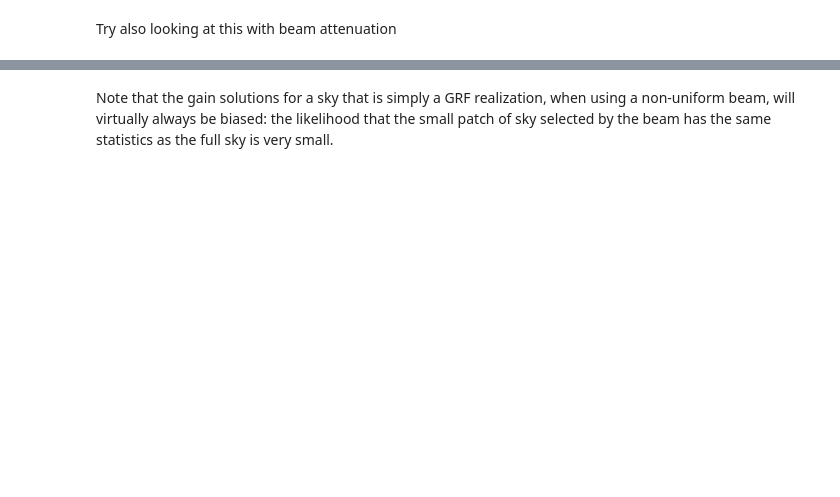
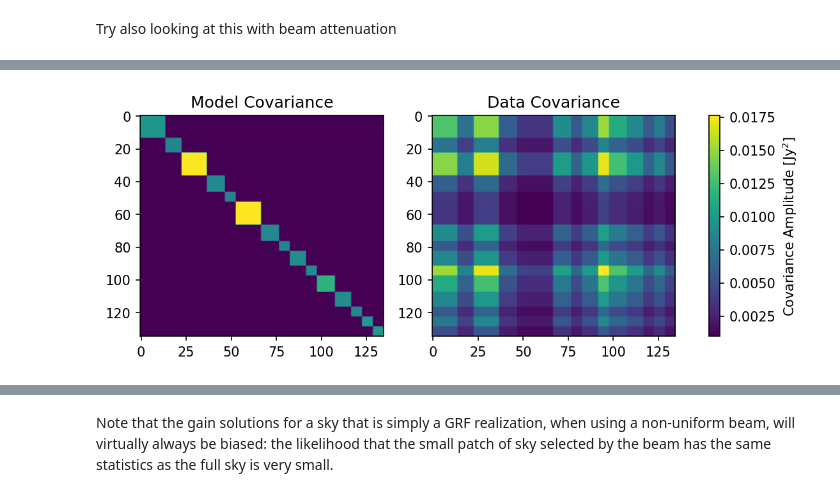
Before and after one commit to r-pascua/corrcal, a Jupyter notebook: docs/tutorials/Diffuse with NF Beam.ipynb, the cells around one changed output, grey strips where cells are left out. Saved outputs shown, nothing was run; the diff lists cells and outputs as text; code cells hidden in the pictures; blank space fills up the shorter version.

```diff
--- a/docs/tutorials/Diffuse with NF Beam.ipynb
+++ b/docs/tutorials/Diffuse with NF Beam.ipynb
@@ -158 +212,19 @@ power_beam.efield_to_power()
+# %%
+# Now let's compare
+data_cov = np.outer(data, data.conj())
+model_cov = diff_mat @ diff_mat.T.conj()
+fig, axes = plt.subplots(1, 2, figsize=(9,3), dpi=150)
+axes[0].set_title("Model Covariance")
+axes[1].set_title(f"Data Covariance")
+vmin = np.abs(data_cov).min()
+vmax = np.abs(data_cov).max()
+norm = plt.cm.colors.Normalize(vmin=vmin, vmax=vmax)
+cmap = plt.cm.viridis
+smap = plt.cm.ScalarMappable(norm=norm, cmap=cmap)
+axes[0].imshow(np.abs(model_cov), aspect='auto', norm=norm, cmap=cmap)
+axes[1].imshow(np.abs(data_cov), aspect='auto', norm=norm, cmap=cmap)
+cbar = fig.colorbar(smap, ax=axes)
+cbar.set_label(r"Covariance Amplitude [Jy$^2$]")
+# %% [output]
+[figure, added]
 # %%
```
Also changed, not shown: parts of 20 cells of this notebook, 2 other files.
